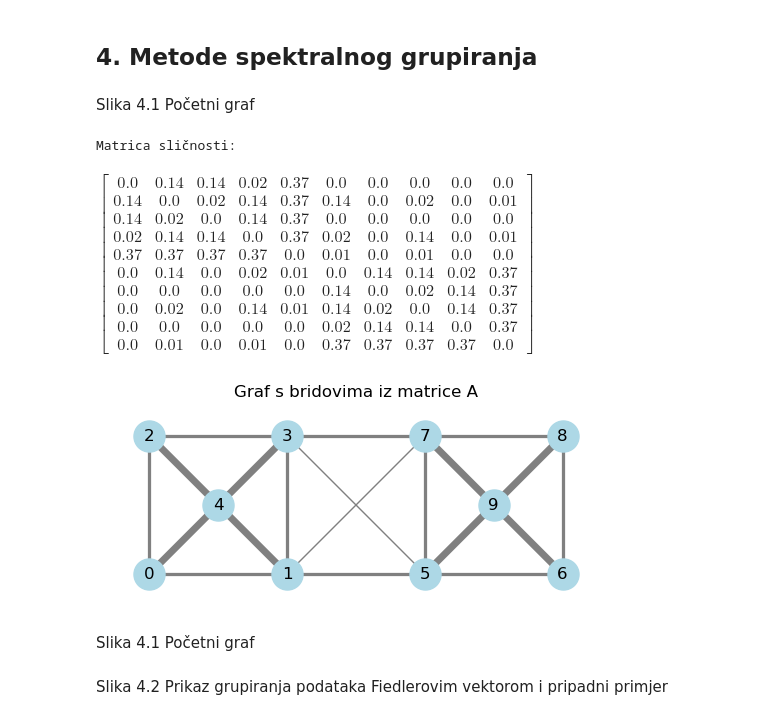
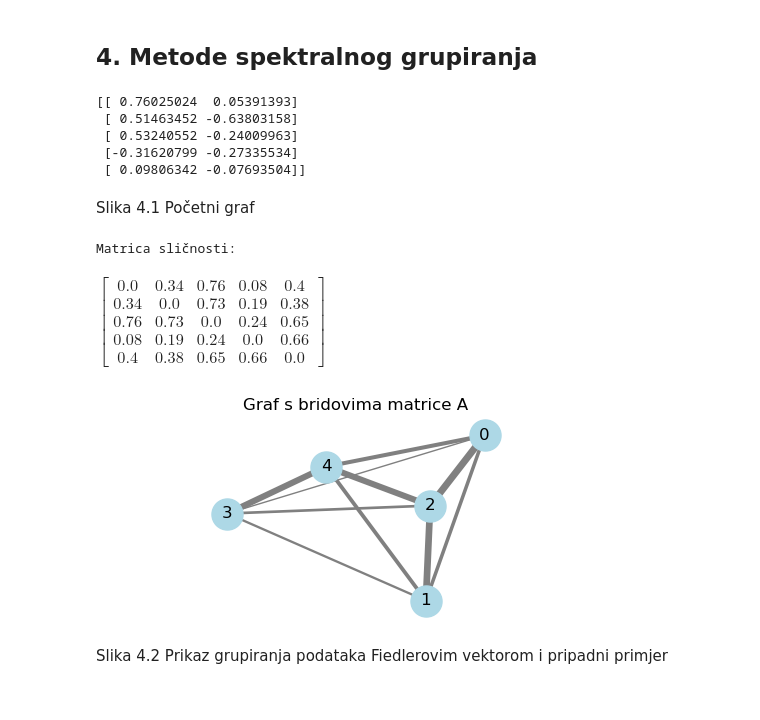
Before and after one commit to antoniamstr1/diplomski_rad, a Jupyter notebook: Spektralno_grupiranje.ipynb, the cells around one changed output. Cells and saved outputs as stored; diff of their text form; code cells hidden in the pictures.

```diff
--- a/Spektralno_grupiranje.ipynb
+++ b/Spektralno_grupiranje.ipynb
@@ -410,58 +410,57 @@ for points, true_labels, title in datasets:
 # %% [markdown]
 ## 4. Metode spektralnog grupiranja
 # %%
-# skup podataka s 10 točaka
-data_10_points_2 = np.array([[1, 1], [2, 1], [1, 2], [2, 2], [1.5, 1.5], [3, 1], [4, 1], [3, 2], [4, 2], [3.5, 1.5]])
+# skup podataka s 5 točaka
+data_5_points_2 = make_blobs(n_samples=5, centers=[[0, 0], [1, 0]], cluster_std=0.4)[0]
+print(data_5_points_2)
+# %% [output]
+[[ 0.76025024  0.05391393]
+ [ 0.51463452 -0.63803158]
+ [ 0.53240552 -0.24009963]
+ [-0.31620799 -0.27335534]
+ [ 0.09806342 -0.07693504]]
 # %% [markdown]
 Slika 4.1 Početni graf
 # %%
-import matplotlib.colors as mcolors
-
 """ model grupiranja """
-sc_10_2 = SpectralClustering(data_10_points_2)
+sc_10_2 = SpectralClustering(data_5_points_2)
 
 """ matrica sličnosti prema Gaussovoj jezgrenoj funkciji """
-# TODO
-n = len(data_10_points_2)
-distances = squareform(pdist(data_10_points_2))
+n = len(data_5_points_2)
+distances = squareform(pdist(data_5_points_2))
 sigma = 0.5
 A = np.exp(-distances**2 / (2 * sigma**2))
 np.fill_diagonal(A, 0)
 print('Matrica sličnosti:')
 display(Matrix(np.round(A, 2)))
 
 """ graf prema matrici sličnosti A """
-# TODO
 G = nx.Graph()
 for i in range(n):
-    G.add_node(i, pos=data_10_points_2[i])
+    G.add_node(i, pos=data_5_points_2[i])
 for i in range(n):
     for j in range(i + 1, n):
         if A[i, j] > 0.01:
             G.add_edge(i, j, weight=A[i, j])
 
-
 """ vizalizacija težina bridova na početnome grafu """
-# TODO
 edges = G.edges(data=True)
 weights = [edge[2]['weight'] for edge in edges]
 min_width, max_width = 1, 5
 min_w, max_w = min(weights), max(weights)
 edge_widths = [min_width + (w - min_w) / (max_w - min_w)
                * (max_width - min_width) for w in weights]
 pos = nx.get_node_attributes(G, 'pos')
 plt.figure(figsize=(5, 2))
 nx.draw(G, pos, with_labels=True, node_color='lightblue',
         edge_color='gray', width=edge_widths, node_size=500)
-plt.title("Graf s bridovima iz matrice A")
+plt.title("Graf s bridovima matrice A")
 plt.axis('equal')
 plt.show()
 # %% [output]
 Matrica sličnosti:
-$\displaystyle \left[\begin{matrix}0.0 & 0.14 & 0.14 & 0.02 & 0.37 & 0.0 & 0.0 & 0.0 & 0.0 & 0.0\\0.14 & 0.0 & 0.02 & 0.14 & 0.37 & 0.14 & 0.0 & 0.02 & 0.0 & 0.01\\0.14 & 0.02 & 0.0 & 0.14 & 0.37 & 0.0 & 0.0 & 0.0 & 0.0 & 0.0\\0.02 & 0.14 & 0.14 & 0.0 & 0.37 & 0.02 & 0.0 & 0.14 & 0.0 & 0.01\\0.37 & 0.37 & 0.37 & 0.37 & 0.0 & 0.01 & 0.0 & 0.01 & 0.0 & 0.0\\0.0 & 0.14 & 0.0 & 0.02 & 0.01 & 0.0 & 0.14 & 0.14 & 0.02 & 0.37\\0.0 & 0.0 & 0.0 & 0.0 & 0.0 & 0.14 & 0.0 & 0.02 & 0.14 & 0.37\\0.0 & 0.02 & 0.0 & 0.14 & 0.01 & 0.14 & 0.02 & 0.0 & 0.14 & 0.37\\0.0 & 0.0 & 0.0 & 0.0 & 0.0 & 0.02 & 0.14 & 0.14 & 0.0 & 0.37\\0.0 & 0.01 & 0.0 & 0.01 & 0.0 & 0.37 & 0.37 & 0.37 & 0.37 & 0.0\end{matrix}\right]$
+$\displaystyle \left[\begin{matrix}0.0 & 0.34 & 0.76 & 0.08 & 0.4\\0.34 & 0.0 & 0.73 & 0.19 & 0.38\\0.76 & 0.73 & 0.0 & 0.24 & 0.65\\0.08 & 0.19 & 0.24 & 0.0 & 0.66\\0.4 & 0.38 & 0.65 & 0.66 & 0.0\end{matrix}\right]$
-[figure, old version]
+[figure, new version]
-# %% [markdown]
-Slika 4.1 Početni graf
 # %% [markdown]
 Slika 4.2 Prikaz grupiranja podataka Fiedlerovim vektorom i pripadni primjer
 # %%
```
Also changed, not shown: parts of 24 cells of this notebook, 2 other files.
